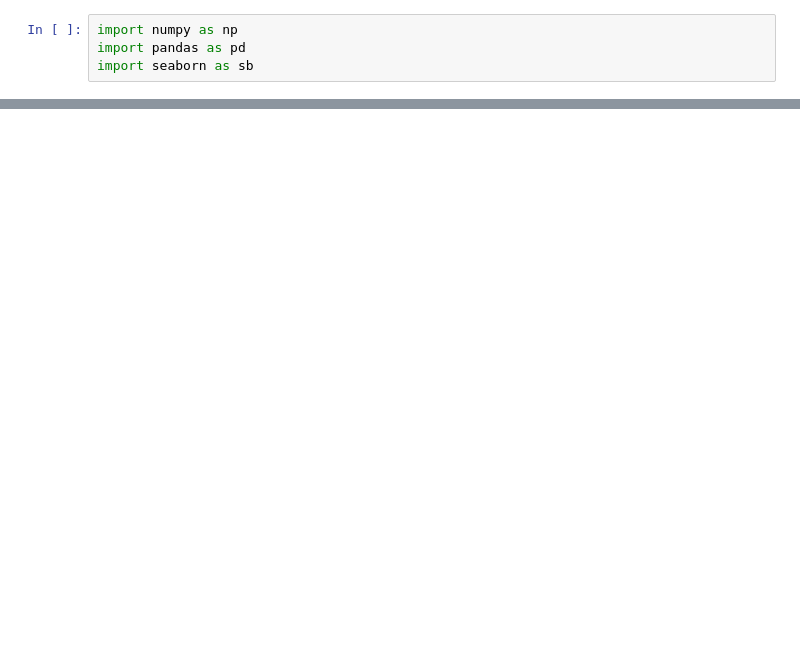
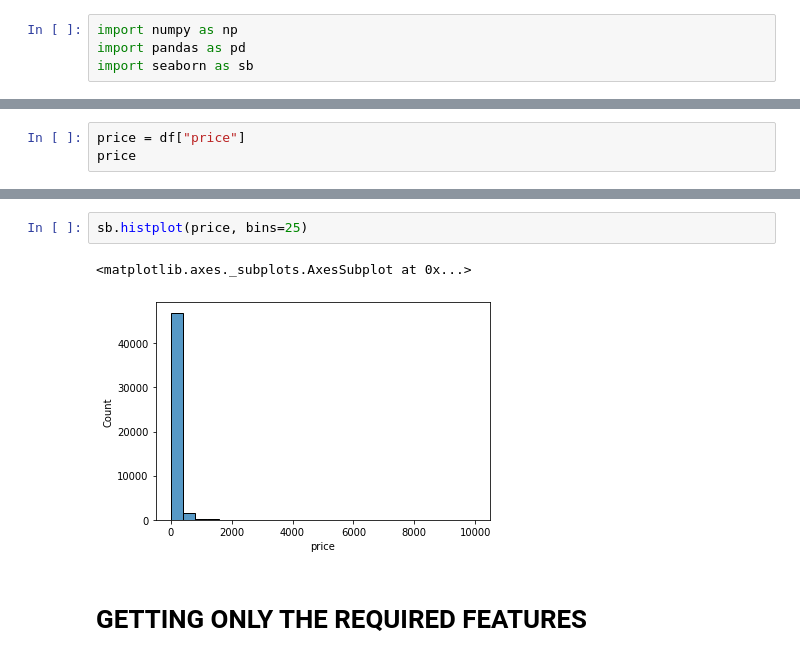
Before and after one commit to BountyHunter1999/AI-Expert-Roadmap, a Jupyter notebook: Homeworks/Homework #2.ipynb, the cells around one changed output, grey strips where cells are left out. Saved outputs shown, nothing was run; the diff lists cells and outputs as text; blank space fills up the shorter version.

```diff
--- a/Homeworks/Homework #2.ipynb
+++ b/Homeworks/Homework #2.ipynb
@@ -27,3 +27,6 @@ df.head()
 | 2 | 3647 | THE VILLAGE OF HARLEM....NEW YORK ! | 4632 | Elisabeth | Manhattan | Harlem | 40.80902 | -73.94190 | ... |
 | 3 | 3831 | Cozy Entire Floor of Brownstone | 4869 | LisaRoxanne | Brooklyn | Clinton Hill | 40.68514 | -73.95976 | ... |
 | 4 | 5022 | Entire Apt: Spacious Studio/Loft ... | 7192 | Laura | Manhattan | East Harlem | 40.79851 | -73.94399 | ... |
+# %%
+price = df["price"]
+price
@@ -29,0 +66,7 @@ df.head()
+# %%
+sb.histplot(price, bins=25)
+# %% [output]
+<matplotlib.axes._subplots.AxesSubplot at 0x...>
+[figure, added]
+# %% [markdown]
+# GETTING ONLY THE REQUIRED FEATURES
```
Also changed, not shown: parts of 55 cells of this notebook.
